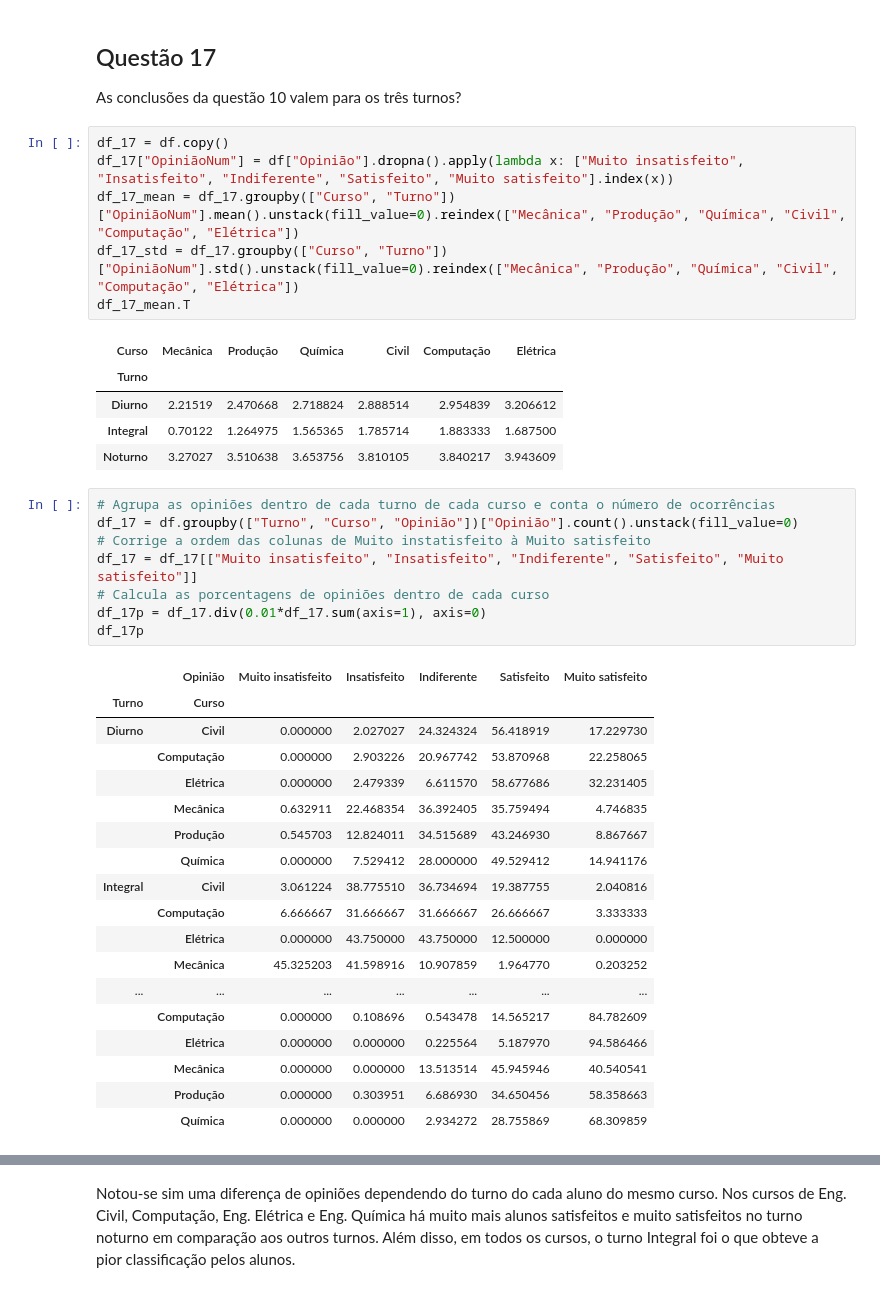
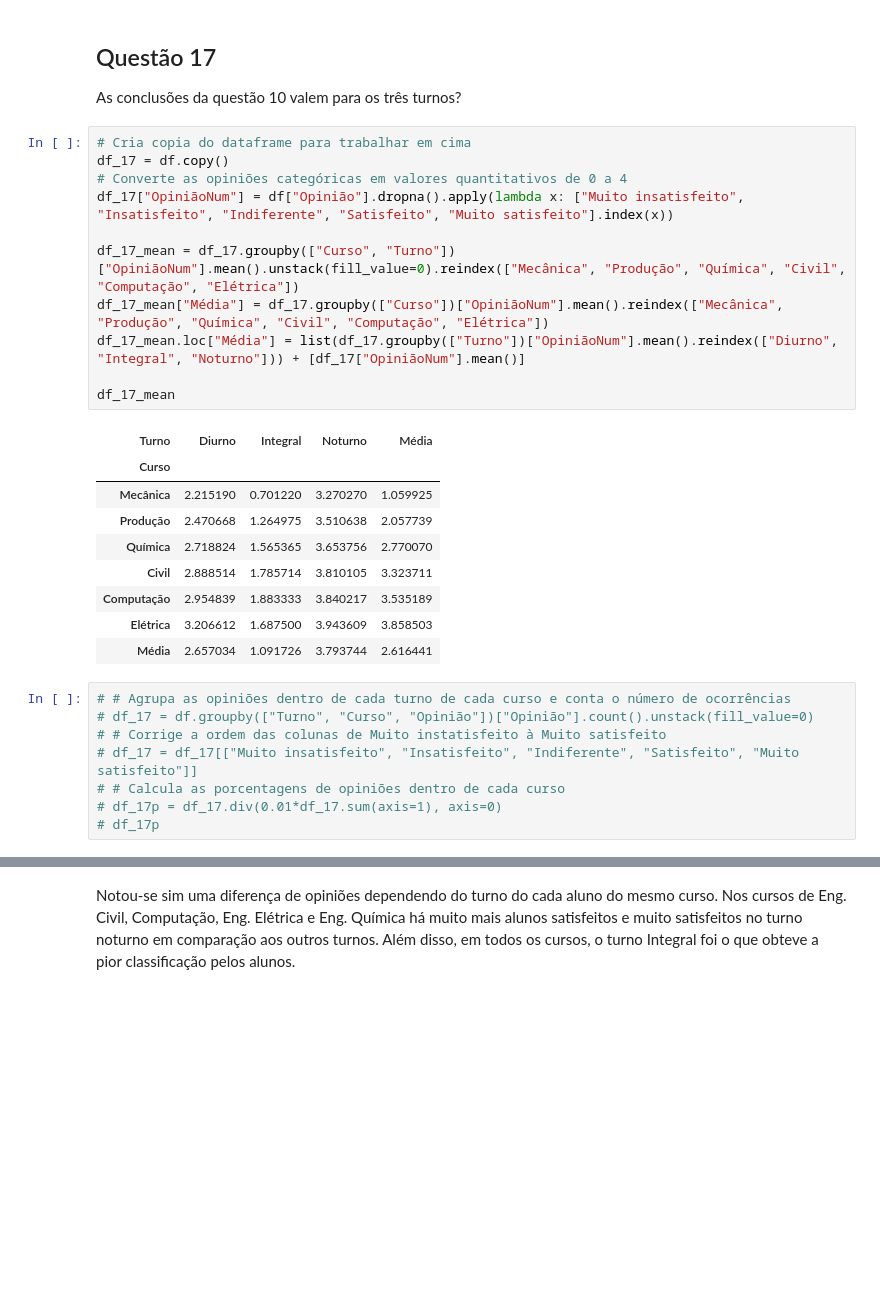
Before and after one commit to cleberjamaral/EstatisticaTYU, a Jupyter notebook: Python/T2 - P4 Análise em conjunto de MAIS de duas variáveis.ipynb, the cells around one changed output, grey strips where cells are left out. Saved outputs shown, nothing was run; the diff lists cells and outputs as text; blank space fills up the shorter version.

```diff
--- a/Python/T2 - P4 Análise em conjunto de MAIS de duas variáveis.ipynb
+++ b/Python/T2 - P4 Análise em conjunto de MAIS de duas variáveis.ipynb
@@ -20,42 +20,32 @@ Observem os níveis de mensuração das variáveis. Se todas forem qualitativas
 ## Questão 17
 As conclusões da questão 10 valem para os três turnos?
 # %%
+# Cria copia do dataframe para trabalhar em cima
 df_17 = df.copy()
+# Converte as opiniões categóricas em valores quantitativos de 0 a 4
 df_17["OpiniãoNum"] = df["Opinião"].dropna().apply(lambda x: ["Muito insatisfeito", "Insatisfeito", "Indiferente", "Satisfeito", "Muito satisfeito"].index(x))
+
 df_17_mean = df_17.groupby(["Curso", "Turno"])["OpiniãoNum"].mean().unstack(fill_value=0).reindex(["Mecânica", "Produção", "Química", "Civil", "Computação", "Elétrica"])
-df_17_std = df_17.groupby(["Curso", "Turno"])["OpiniãoNum"].std().unstack(fill_value=0).reindex(["Mecânica", "Produção", "Química", "Civil", "Computação", "Elétrica"])
-df_17_mean.T
+df_17_mean["Média"] = df_17.groupby(["Curso"])["OpiniãoNum"].mean().reindex(["Mecânica", "Produção", "Química", "Civil", "Computação", "Elétrica"])
+df_17_mean.loc["Média"] = list(df_17.groupby(["Turno"])["OpiniãoNum"].mean().reindex(["Diurno", "Integral", "Noturno"])) + [df_17["OpiniãoNum"].mean()]
+
+df_17_mean
 # %% [output]
-| Curso | Mecânica | Produção | Química | Civil | Computação | Elétrica |
-| Turno |  |  |  |  |  |  |
-| Diurno | 2.21519 | 2.470668 | 2.718824 | 2.888514 | 2.954839 | 3.206612 |
-| Integral | 0.70122 | 1.264975 | 1.565365 | 1.785714 | 1.883333 | 1.687500 |
-| Noturno | 3.27027 | 3.510638 | 3.653756 | 3.810105 | 3.840217 | 3.943609 |
+| Turno | Diurno | Integral | Noturno | Média |
+| Curso |  |  |  |  |
+| Mecânica | 2.215190 | 0.701220 | 3.270270 | 1.059925 |
+| Produção | 2.470668 | 1.264975 | 3.510638 | 2.057739 |
+| Química | 2.718824 | 1.565365 | 3.653756 | 2.770070 |
+| Civil | 2.888514 | 1.785714 | 3.810105 | 3.323711 |
+| Computação | 2.954839 | 1.883333 | 3.840217 | 3.535189 |
+| Elétrica | 3.206612 | 1.687500 | 3.943609 | 3.858503 |
+| Média | 2.657034 | 1.091726 | 3.793744 | 2.616441 |
 # %%
-# Agrupa as opiniões dentro de cada turno de cada curso e conta o número de ocorrências
-df_17 = df.groupby(["Turno", "Curso", "Opinião"])["Opinião"].count().unstack(fill_value=0)
-# Corrige a ordem das colunas de Muito instatisfeito à Muito satisfeito
-df_17 = df_17[["Muito insatisfeito", "Insatisfeito", "Indiferente", "Satisfeito", "Muito satisfeito"]]
-# Calcula as porcentagens de opiniões dentro de cada curso
-df_17p = df_17.div(0.01*df_17.sum(axis=1), axis=0)
-df_17p
+# # Agrupa as opiniões dentro de cada turno de cada curso e conta o número de ocorrências
+# df_17 = df.groupby(["Turno", "Curso", "Opinião"])["Opinião"].count().unstack(fill_value=0)
+# # Corrige a ordem das colunas de Muito instatisfeito à Muito satisfeito
+# df_17 = df_17[["Muito insatisfeito", "Insatisfeito", "Indiferente", "Satisfeito", "Muito satisfeito"]]
+# # Calcula as porcentagens de opiniões dentro de cada curso
+# df_17p = df_17.div(0.01*df_17.sum(axis=1), axis=0)
+# df_17p
-# %% [output]
-|  | Opinião | Muito insatisfeito | Insatisfeito | Indiferente | Satisfeito | Muito satisfeito |
-| Turno | Curso |  |  |  |  |  |
-| Diurno | Civil | 0.000000 | 2.027027 | 24.324324 | 56.418919 | 17.229730 |
-|  | Computação | 0.000000 | 2.903226 | 20.967742 | 53.870968 | 22.258065 |
-|  | Elétrica | 0.000000 | 2.479339 | 6.611570 | 58.677686 | 32.231405 |
-|  | Mecânica | 0.632911 | 22.468354 | 36.392405 | 35.759494 | 4.746835 |
-|  | Produção | 0.545703 | 12.824011 | 34.515689 | 43.246930 | 8.867667 |
-|  | Química | 0.000000 | 7.529412 | 28.000000 | 49.529412 | 14.941176 |
-| Integral | Civil | 3.061224 | 38.775510 | 36.734694 | 19.387755 | 2.040816 |
-|  | Computação | 6.666667 | 31.666667 | 31.666667 | 26.666667 | 3.333333 |
-|  | Elétrica | 0.000000 | 43.750000 | 43.750000 | 12.500000 | 0.000000 |
-|  | Mecânica | 45.325203 | 41.598916 | 10.907859 | 1.964770 | 0.203252 |
-| ... | ... | ... | ... | ... | ... | ... |
-|  | Computação | 0.000000 | 0.108696 | 0.543478 | 14.565217 | 84.782609 |
-|  | Elétrica | 0.000000 | 0.000000 | 0.225564 | 5.187970 | 94.586466 |
-|  | Mecânica | 0.000000 | 0.000000 | 13.513514 | 45.945946 | 40.540541 |
-|  | Produção | 0.000000 | 0.303951 | 6.686930 | 34.650456 | 58.358663 |
-|  | Química | 0.000000 | 0.000000 | 2.934272 | 28.755869 | 68.309859 |
 # %%
```
Also changed, not shown: parts of 12 cells of this notebook, 4 other files.
